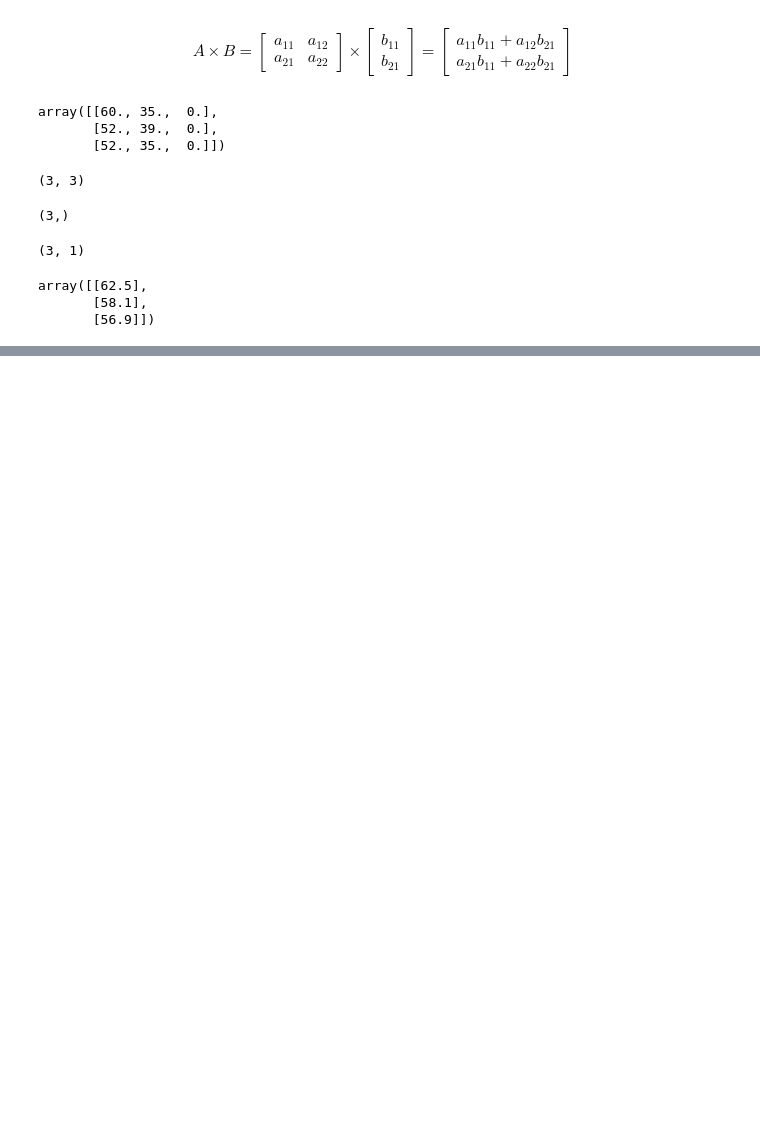
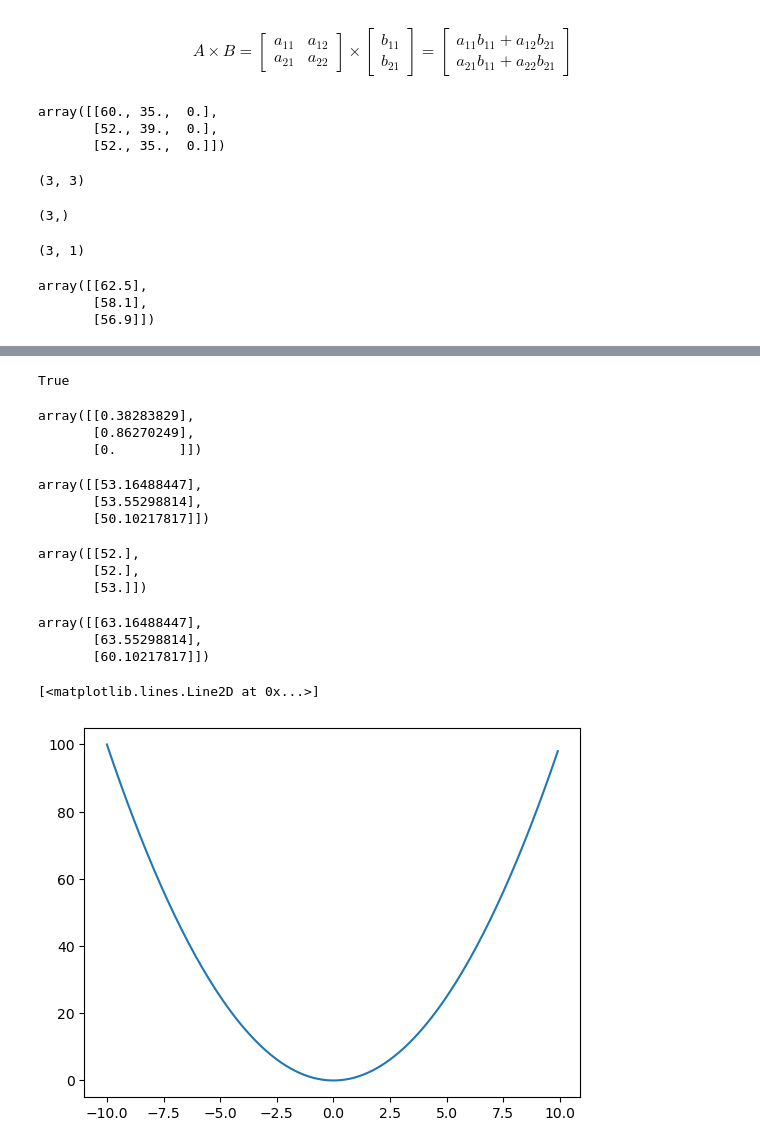
Before and after one commit to Michael-Forson/Machine-Learning-Projects, a Jupyter notebook: Building Neural Network-From-Scratch/Fundamentals_for_deepLearning.ipynb, the cells around one changed output, grey strips where cells are left out. Cells and saved outputs as stored; diff of their text form; code cells hidden in the pictures; blank space fills up the shorter version.

```diff
--- a/Building Neural Network-From-Scratch/Fundamentals_for_deepLearning.ipynb
+++ b/Building Neural Network-From-Scratch/Fundamentals_for_deepLearning.ipynb
@@ -191,0 +230,38 @@ array([[62.5],
+# %%
+np.allclose(ridge@inverse, np.eye(3))
+# %% [output]
+True
+# %%
+Y = data[["tmax_tomorrow"]].iloc[:3].to_numpy()
+W =np.linalg.inv(X.T @ X + 0.1 * np.eye(x.shape[0]))@ X.T @ Y
+W
+# %% [output]
+array([[0.38283829],
+       [0.86270249],
+       [0.        ]])
+# %%
+X@W
+# %% [output]
+array([[53.16488447],
+       [53.55298814],
+       [50.10217817]])
+# %%
+Y
+# %% [output]
+array([[52.],
+       [52.],
+       [53.]])
+# %%
+np.array([10])
+X@W + b
+# %% [output]
+array([[63.16488447],
+       [63.55298814],
+       [60.10217817]])
+# %%
+xs =np.arange(-10,10,.1)
+ys =xs **2
+plt.plot(xs,ys)
+# %% [output]
+[<matplotlib.lines.Line2D at 0x...>]
+[figure, added]
```
Also changed, not shown: parts of 8 cells of this notebook.
